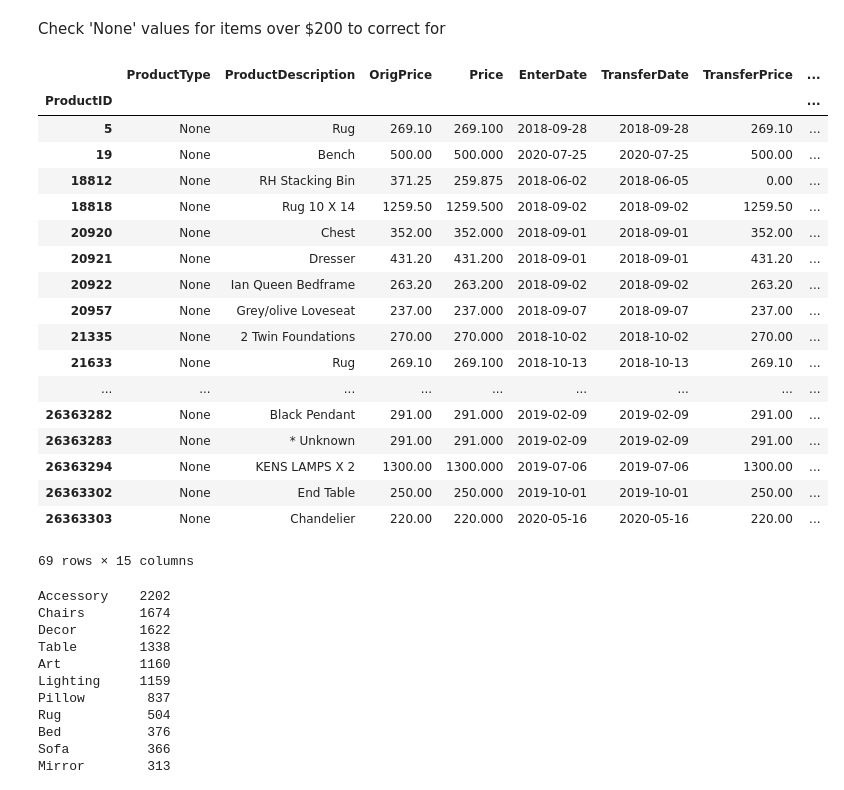
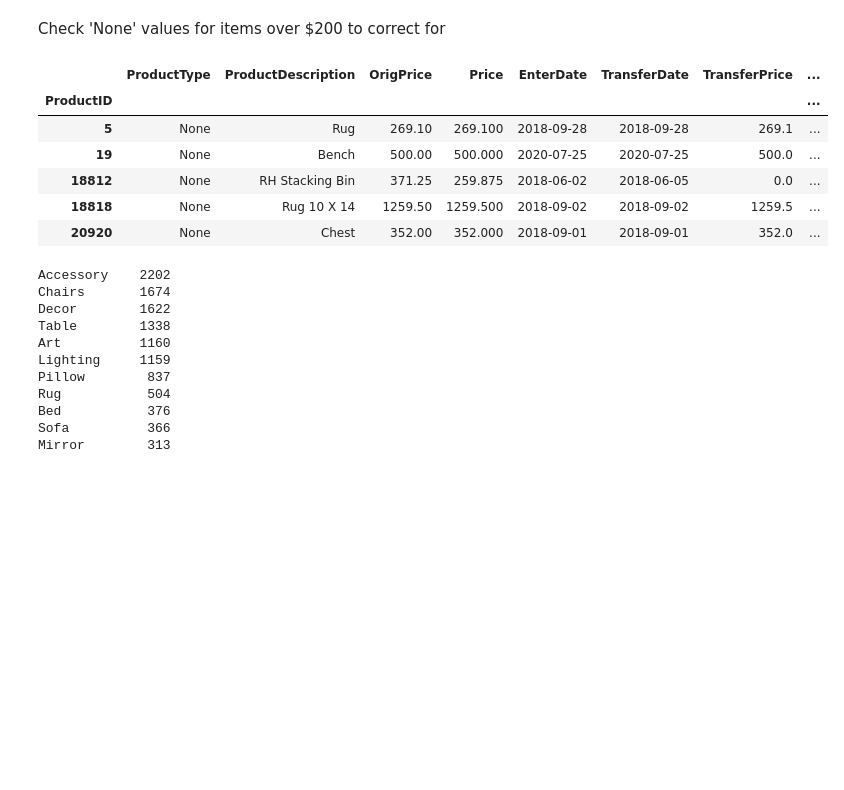
Before and after one commit to zachcornelison/K-N-Sales-Analytics, a Jupyter notebook: KN-Analytics-Merchandise.ipynb, the cells around one changed output. Cells and saved outputs as stored; diff of their text form; code cells hidden in the pictures; blank space fills up the shorter version.

```diff
--- a/KN-Analytics-Merchandise.ipynb
+++ b/KN-Analytics-Merchandise.ipynb
@@ -405,27 +405,15 @@ Repeat replacement process for other ProductType categories to better distribute
 Check 'None' values for items over $200 to correct for
 # %%
 none_filter = df_merchandise[(df_merchandise['ProductType'] == 'None') & ((df_merchandise.Price >200))]
-none_filter
+none_filter.head()
 # %% [output]
 |  | ProductType | ProductDescription | OrigPrice | Price | EnterDate | TransferDate | TransferPrice | ... |
 | ProductID |  |  |  |  |  |  |  | ... |
-| 5 | None | Rug | 269.10 | 269.100 | 2018-09-28 | 2018-09-28 | 269.10 | ... |
-| 19 | None | Bench | 500.00 | 500.000 | 2020-07-25 | 2020-07-25 | 500.00 | ... |
-| 18812 | None | RH Stacking Bin | 371.25 | 259.875 | 2018-06-02 | 2018-06-05 | 0.00 | ... |
-| 18818 | None | Rug 10 X 14 | 1259.50 | 1259.500 | 2018-09-02 | 2018-09-02 | 1259.50 | ... |
-| 20920 | None | Chest | 352.00 | 352.000 | 2018-09-01 | 2018-09-01 | 352.00 | ... |
-| 20921 | None | Dresser | 431.20 | 431.200 | 2018-09-01 | 2018-09-01 | 431.20 | ... |
-| 20922 | None | Ian Queen Bedframe | 263.20 | 263.200 | 2018-09-02 | 2018-09-02 | 263.20 | ... |
-| 20957 | None | Grey/olive Loveseat | 237.00 | 237.000 | 2018-09-07 | 2018-09-07 | 237.00 | ... |
-| 21335 | None | 2 Twin Foundations | 270.00 | 270.000 | 2018-10-02 | 2018-10-02 | 270.00 | ... |
-| 21633 | None | Rug | 269.10 | 269.100 | 2018-10-13 | 2018-10-13 | 269.10 | ... |
-| ... | ... | ... | ... | ... | ... | ... | ... | ... |
-| 26363282 | None | Black Pendant | 291.00 | 291.000 | 2019-02-09 | 2019-02-09 | 291.00 | ... |
-| 26363283 | None | * Unknown | 291.00 | 291.000 | 2019-02-09 | 2019-02-09 | 291.00 | ... |
-| 26363294 | None | KENS LAMPS X 2 | 1300.00 | 1300.000 | 2019-07-06 | 2019-07-06 | 1300.00 | ... |
-| 26363302 | None | End Table | 250.00 | 250.000 | 2019-10-01 | 2019-10-01 | 250.00 | ... |
-| 26363303 | None | Chandelier | 220.00 | 220.000 | 2020-05-16 | 2020-05-16 | 220.00 | ... |
+| 5 | None | Rug | 269.10 | 269.100 | 2018-09-28 | 2018-09-28 | 269.1 | ... |
+| 19 | None | Bench | 500.00 | 500.000 | 2020-07-25 | 2020-07-25 | 500.0 | ... |
+| 18812 | None | RH Stacking Bin | 371.25 | 259.875 | 2018-06-02 | 2018-06-05 | 0.0 | ... |
+| 18818 | None | Rug 10 X 14 | 1259.50 | 1259.500 | 2018-09-02 | 2018-09-02 | 1259.5 | ... |
+| 20920 | None | Chest | 352.00 | 352.000 | 2018-09-01 | 2018-09-01 | 352.0 | ... |
-69 rows × 15 columns
 # %%
 # Accessory and None values cleaning
 
```
Also changed, not shown: parts of 28 cells of this notebook.
